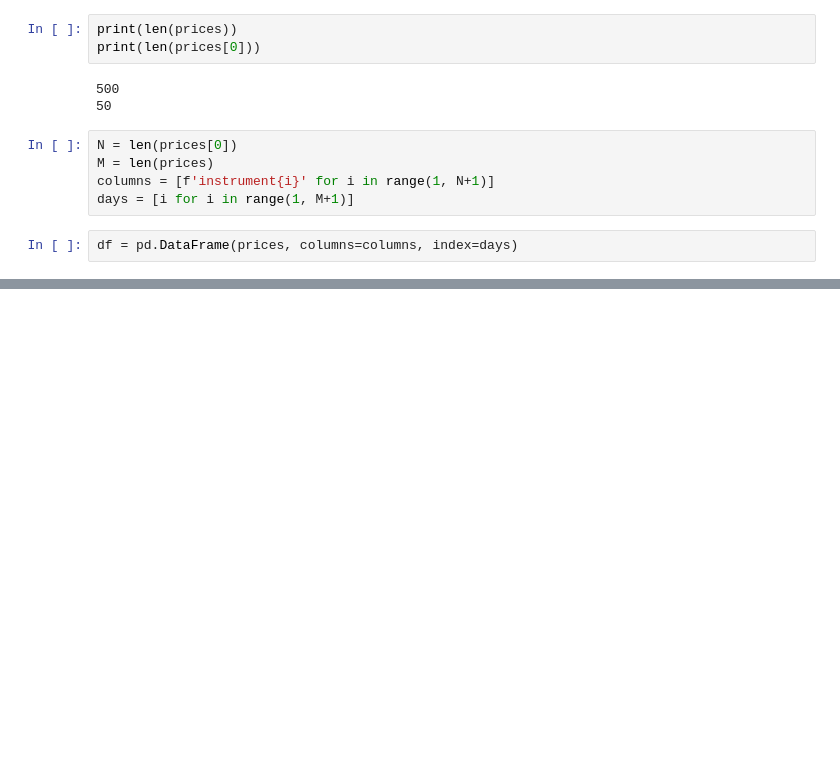
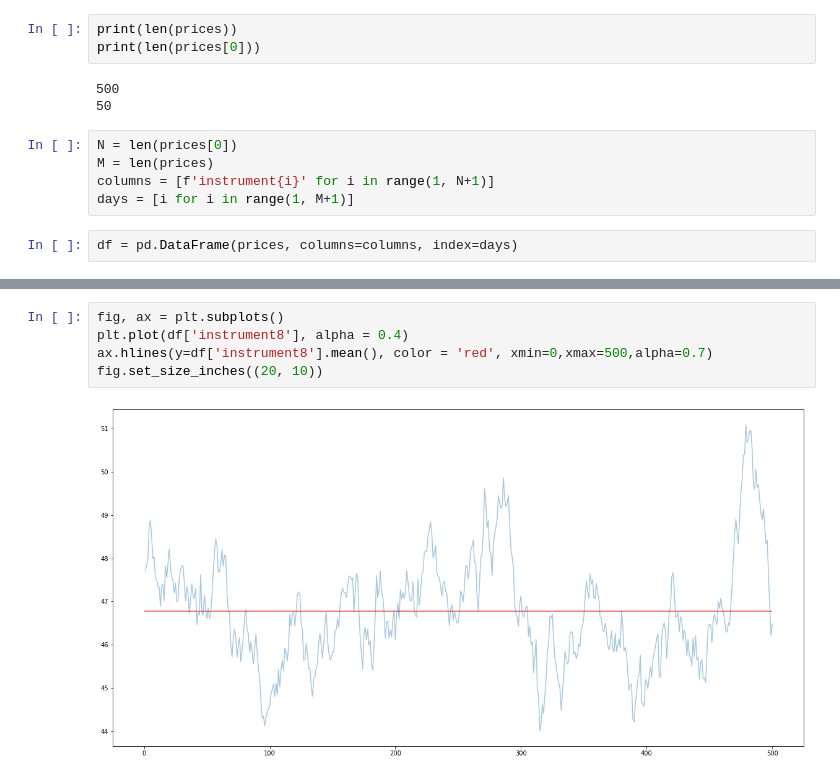
Before and after one commit to junhongliu-317/algothon24-starter-code, a Jupyter notebook: strat.ipynb, the cells around one changed output, grey strips where cells are left out. Drawn from its saved outputs; the diff is of its cells as text; blank space fills up the shorter version.

Commit message:
mean reversion buy/sell size incl. mean PL of 10.2

```diff
--- a/strat.ipynb
+++ b/strat.ipynb
@@ -358,0 +60,7 @@ ins8.mean()
+# %%
+fig, ax = plt.subplots()
+plt.plot(df['instrument8'], alpha = 0.4)
+ax.hlines(y=df['instrument8'].mean(), color = 'red', xmin=0,xmax=500,alpha=0.7)
+fig.set_size_inches((20, 10))
+# %% [output]
+[figure, added]
```
Also changed, not shown: parts of 64 cells of this notebook, 1 other file.
